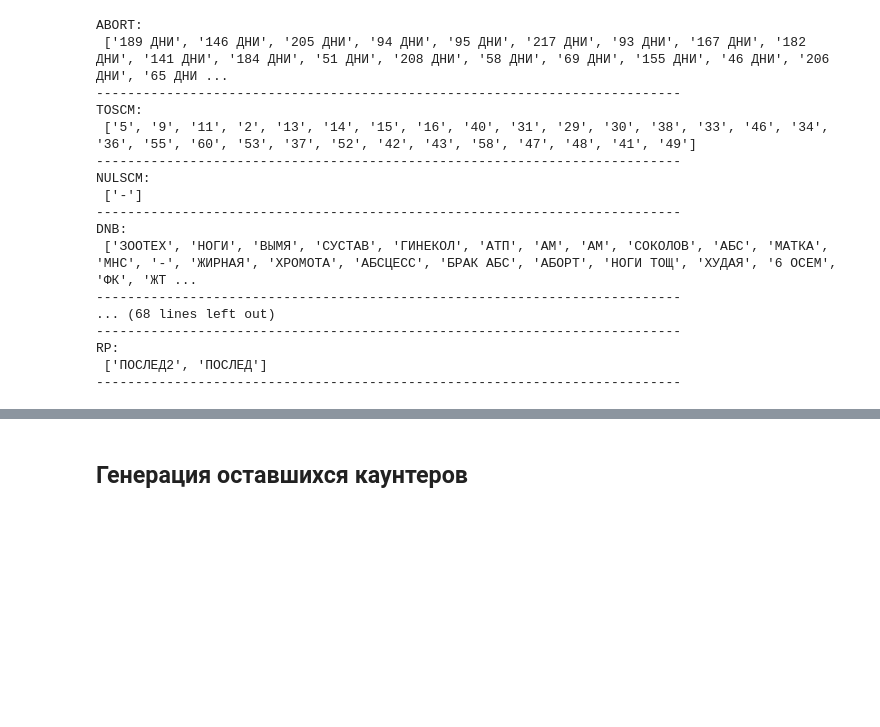
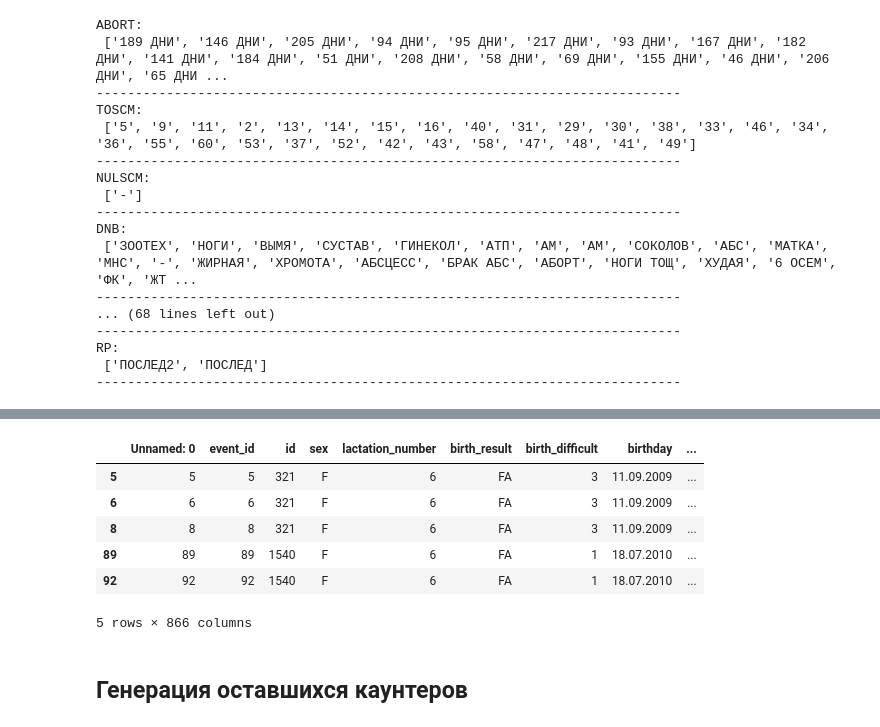
Before and after one commit to Desiment/cows-hack, a Jupyter notebook: notebooks/Preprocessing.ipynb, the cells around one changed output, grey strips where cells are left out. Saved outputs shown, nothing was run; the diff lists cells and outputs as text; code cells hidden in the pictures; blank space fills up the shorter version.

```diff
--- a/notebooks/Preprocessing.ipynb
+++ b/notebooks/Preprocessing.ipynb
@@ -459,3 +383,15 @@ df[df['MB9_00'] != 0].head()
+# %%
+df = pd.read_csv('counters.csv', nrows=10000)
+# %%
+df[df['MAST_TM7_00'] == 0].head()
+# %% [output]
+|  | Unnamed: 0 | event_id | id | sex | lactation_number | birth_result | birth_difficult | birthday | ... |
+| 5 | 5 | 5 | 321 | F | 6 | FA | 3 | 11.09.2009 | ... |
+| 6 | 6 | 6 | 321 | F | 6 | FA | 3 | 11.09.2009 | ... |
+| 8 | 8 | 8 | 321 | F | 6 | FA | 3 | 11.09.2009 | ... |
+| 89 | 89 | 89 | 1540 | F | 6 | FA | 1 | 18.07.2010 | ... |
+| 92 | 92 | 92 | 1540 | F | 6 | FA | 1 | 18.07.2010 | ... |
+5 rows × 866 columns
 # %% [markdown]
 ## Генерация оставшихся каунтеров
 # %% [markdown]
```
Also changed, not shown: parts of 30 cells of this notebook.
